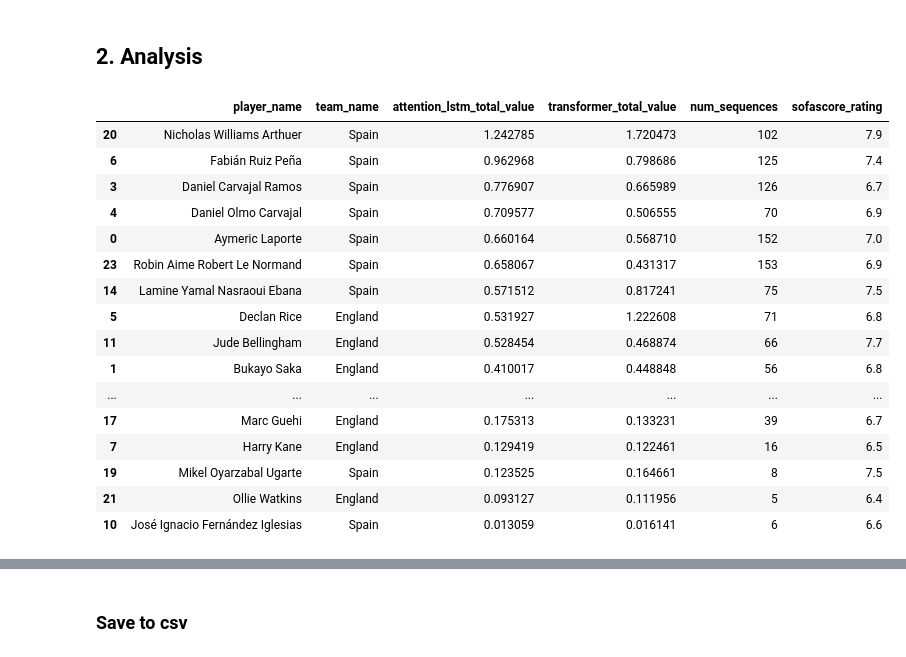
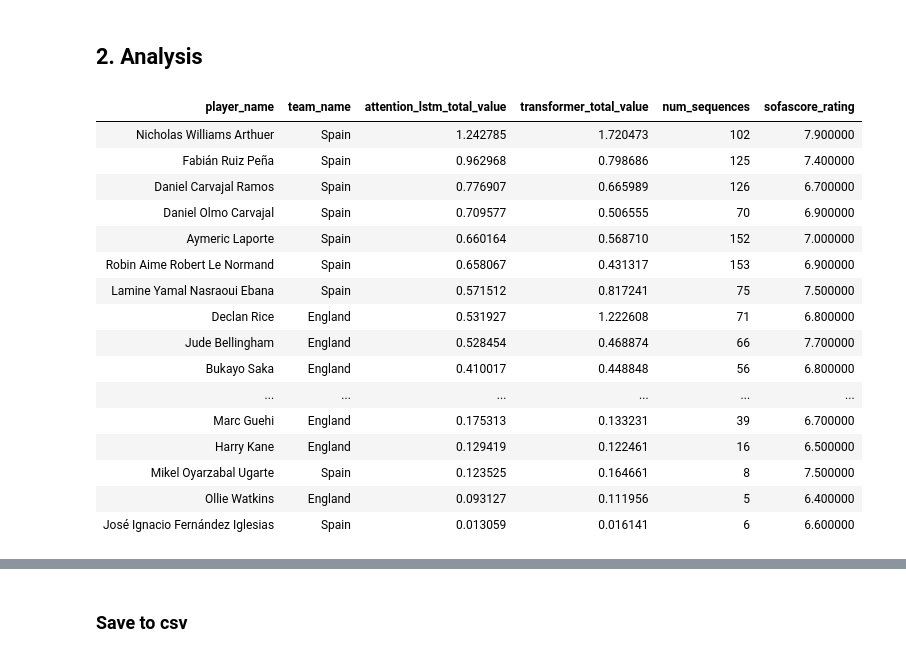
Before and after one commit to tmorcinek/statsbomb-scout, a Jupyter notebook: analysis_players.ipynb, the cells around one changed output, grey strips where cells are left out. Saved outputs shown, nothing was run; the diff lists cells and outputs as text; code cells hidden in the pictures.

```diff
--- a/analysis_players.ipynb
+++ b/analysis_players.ipynb
@@ -69,48 +69,48 @@ sofascore_rating
 # %%
 # Merge all ratings
 attention_lstm_prep = attention_lstm_ratings[['player_name', 'team_name', 'total_value']].rename(columns={
     'total_value': 'attention_lstm_total_value',
 })
 
 transformer_prep = transformer_ratings[['player_name', 'team_name', 'total_value', 'num_sequences']].rename(columns={
     'total_value': 'transformer_total_value',
 })
 
 sofascore_prep = sofascore_rating[['player_name', 'team_name', 'sofascore_rating']]
 
 # Merge all dataframes
 all_ratings = attention_lstm_prep.merge(
     transformer_prep,
     on=['player_name', 'team_name'],
     how='outer'
 ).merge(
     sofascore_prep,
     on=['player_name', 'team_name'],
     how='outer'
 )
 
 # Convert num_sequences columns to int
 all_ratings['num_sequences'] = all_ratings['num_sequences'].astype(int)
 
 # Sort by attention_lstm_total_value
 all_ratings = all_ratings.sort_values('attention_lstm_total_value', ascending=False)
 
-all_ratings
+all_ratings.style.hide(axis='index')
 # %% [output]
-|  | player_name | team_name | attention_lstm_total_value | transformer_total_value | num_sequences | sofascore_rating |
-| 20 | Nicholas Williams Arthuer | Spain | 1.242785 | 1.720473 | 102 | 7.9 |
-| 6 | Fabián Ruiz Peña | Spain | 0.962968 | 0.798686 | 125 | 7.4 |
-| 3 | Daniel Carvajal Ramos | Spain | 0.776907 | 0.665989 | 126 | 6.7 |
-| 4 | Daniel Olmo Carvajal | Spain | 0.709577 | 0.506555 | 70 | 6.9 |
-| 0 | Aymeric Laporte | Spain | 0.660164 | 0.568710 | 152 | 7.0 |
-| 23 | Robin Aime Robert Le Normand | Spain | 0.658067 | 0.431317 | 153 | 6.9 |
-| 14 | Lamine Yamal Nasraoui Ebana | Spain | 0.571512 | 0.817241 | 75 | 7.5 |
-| 5 | Declan Rice | England | 0.531927 | 1.222608 | 71 | 6.8 |
-| 11 | Jude Bellingham | England | 0.528454 | 0.468874 | 66 | 7.7 |
-| 1 | Bukayo Saka | England | 0.410017 | 0.448848 | 56 | 6.8 |
-| ... | ... | ... | ... | ... | ... | ... |
-| 17 | Marc Guehi | England | 0.175313 | 0.133231 | 39 | 6.7 |
-| 7 | Harry Kane | England | 0.129419 | 0.122461 | 16 | 6.5 |
-| 19 | Mikel Oyarzabal Ugarte | Spain | 0.123525 | 0.164661 | 8 | 7.5 |
-| 21 | Ollie Watkins | England | 0.093127 | 0.111956 | 5 | 6.4 |
-| 10 | José Ignacio Fernández Iglesias | Spain | 0.013059 | 0.016141 | 6 | 6.6 |
+| player_name | team_name | attention_lstm_total_value | transformer_total_value | num_sequences | sofascore_rating |
+| Nicholas Williams Arthuer | Spain | 1.242785 | 1.720473 | 102 | 7.900000 |
+| Fabián Ruiz Peña | Spain | 0.962968 | 0.798686 | 125 | 7.400000 |
+| Daniel Carvajal Ramos | Spain | 0.776907 | 0.665989 | 126 | 6.700000 |
+| Daniel Olmo Carvajal | Spain | 0.709577 | 0.506555 | 70 | 6.900000 |
+| Aymeric Laporte | Spain | 0.660164 | 0.568710 | 152 | 7.000000 |
+| Robin Aime Robert Le Normand | Spain | 0.658067 | 0.431317 | 153 | 6.900000 |
+| Lamine Yamal Nasraoui Ebana | Spain | 0.571512 | 0.817241 | 75 | 7.500000 |
+| Declan Rice | England | 0.531927 | 1.222608 | 71 | 6.800000 |
+| Jude Bellingham | England | 0.528454 | 0.468874 | 66 | 7.700000 |
+| Bukayo Saka | England | 0.410017 | 0.448848 | 56 | 6.800000 |
+| ... | ... | ... | ... | ... | ... |
+| Marc Guehi | England | 0.175313 | 0.133231 | 39 | 6.700000 |
+| Harry Kane | England | 0.129419 | 0.122461 | 16 | 6.500000 |
+| Mikel Oyarzabal Ugarte | Spain | 0.123525 | 0.164661 | 8 | 7.500000 |
+| Ollie Watkins | England | 0.093127 | 0.111956 | 5 | 6.400000 |
+| José Ignacio Fernández Iglesias | Spain | 0.013059 | 0.016141 | 6 | 6.600000 |
```
Also changed, not shown: parts of 12 cells of this notebook, 4 other files.
